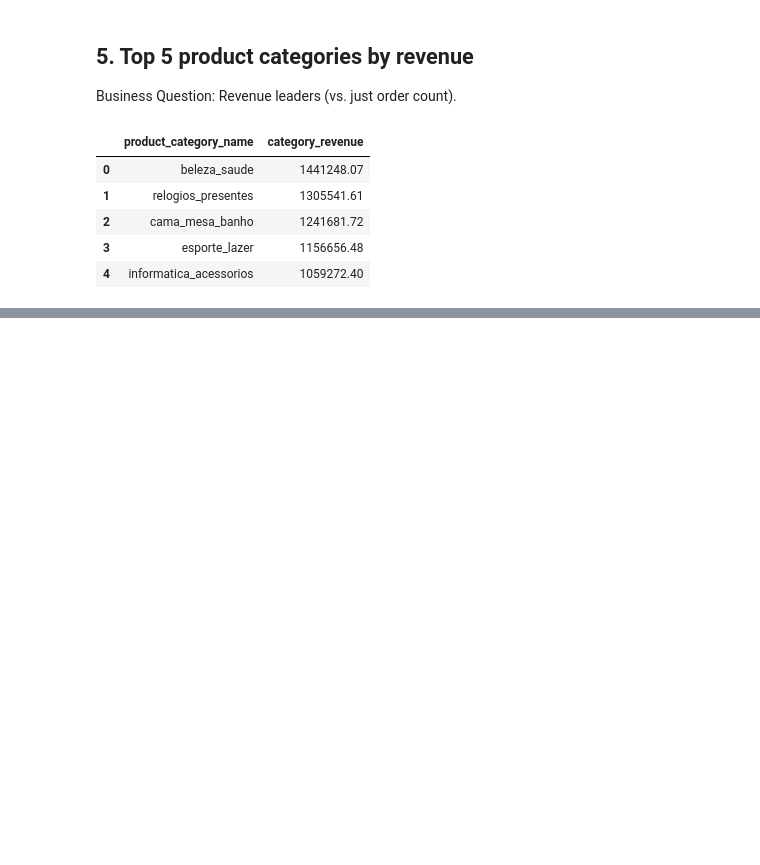
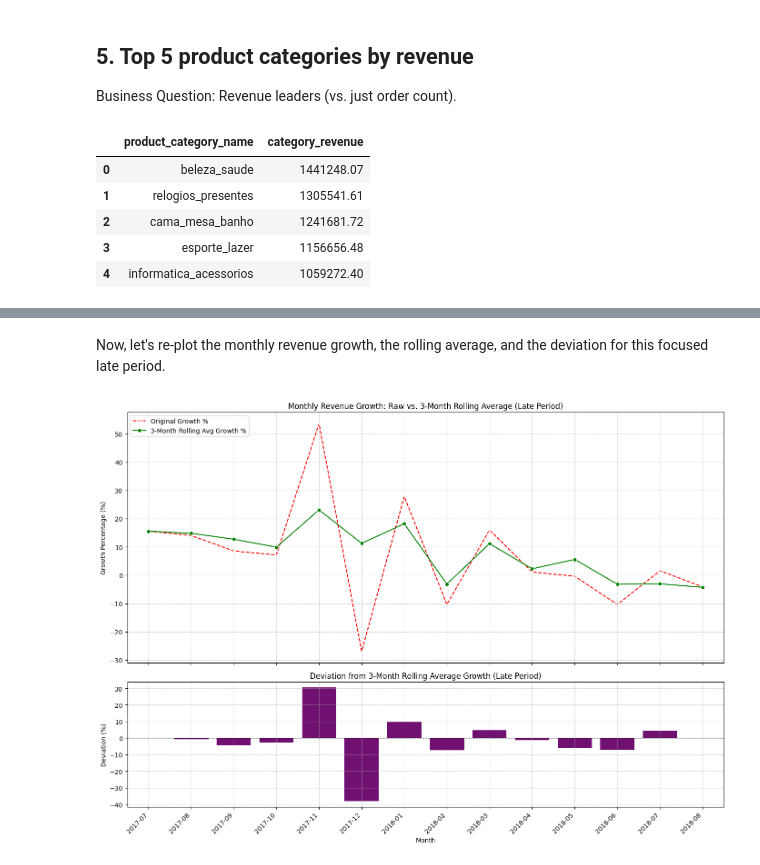
Before and after one commit to Azarbaad/Data_analytics, a Jupyter notebook: sql_brazilian_ecommerce.ipynb, the cells around one changed output, grey strips where cells are left out. Drawn from its saved outputs; the diff is of its cells as text; code cells hidden in the pictures; blank space fills up the shorter version.

```diff
--- a/sql_brazilian_ecommerce.ipynb
+++ b/sql_brazilian_ecommerce.ipynb
@@ -517,0 +648,13 @@ display(DataTable(result))
+# %%
+# Filter the result DataFrame to focus on data from '2017-07' onwards
+result_late_period = result[result['month'] >= '2017-07'].copy()
+
+# Recalculate the 3-month rolling average for growth percentage on the filtered data
+# Reset index first to ensure rolling window works correctly on sequential data
+result_late_period['growth_pct_rolling_avg'] = result_late_period['growth_pct'].rolling(window=3, min_periods=1).mean()
+
+# Recalculate the deviation of the original growth from the rolling average for the filtered data
+result_late_period['growth_deviation_from_avg'] = result_late_period['growth_pct'] - result_late_period['growth_pct_rolling_avg']
+
+# Display the updated result_late_period DataFrame
+display(DataTable(result_late_period))
@@ -517,0 +677,34 @@ display(DataTable(result))
+# %% [markdown]
+Now, let's re-plot the monthly revenue growth, the rolling average, and the deviation for this focused late period.
+# %%
+import matplotlib.pyplot as plt
+import seaborn as sns
+
+# Create a figure with two subplots, sharing the x-axis
+fig, axes = plt.subplots(nrows=2, ncols=1, figsize=(14, 10), sharex=True, gridspec_kw={'height_ratios': [2, 1]})
+
+# --- Top Subplot: Original Growth vs. Rolling Average (Late Period) ---
+sns.lineplot(x='month', y='growth_pct', data=result_late_period, ax=axes[0], color='red', marker='x', linestyle='--', label='Original Growth %')
+sns.lineplot(x='month', y='growth_pct_rolling_avg', data=result_late_period, ax=axes[0], color='green', marker='o', linestyle='-', label='3-Month Rolling Avg Growth %')
+
+axes[0].set_title('Monthly Revenue Growth: Raw vs. 3-Month Rolling Average (Late Period)')
+axes[0].set_ylabel('Growth Percentage (%)')
+axes[0].grid(True, linestyle='--', alpha=0.6)
+axes[0].legend(loc='upper left')
+
+# --- Bottom Subplot: Deviation from Rolling Average (Late Period) ---
+sns.barplot(x='month', y='growth_deviation_from_avg', data=result_late_period, ax=axes[1], color='purple')
+axes[1].axhline(0, color='black', linestyle='--', linewidth=0.8) # Add a zero line
+
+axes[1].set_title('Deviation from 3-Month Rolling Average Growth (Late Period)')
+axes[1].set_xlabel('Month')
+axes[1].set_ylabel('Deviation (%)')
+axes[1].grid(True, linestyle='--', alpha=0.6)
+
+# Rotate x-axis labels for better readability
+plt.xticks(rotation=45, ha='right')
+
+plt.tight_layout()
+plt.show()
+# %% [output]
+[figure, added]
```
Also changed, not shown: parts of 17 cells of this notebook.
